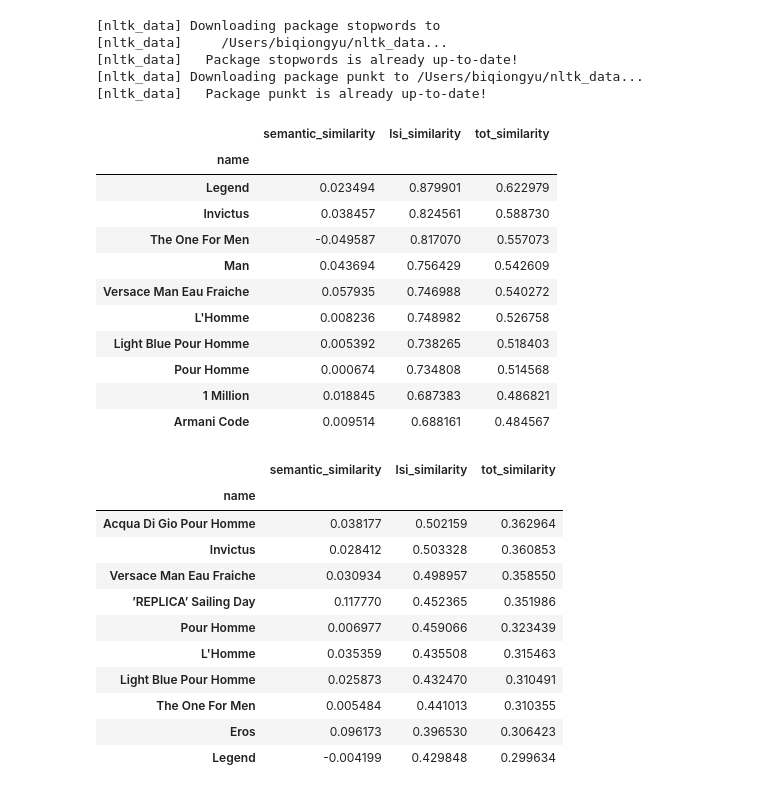
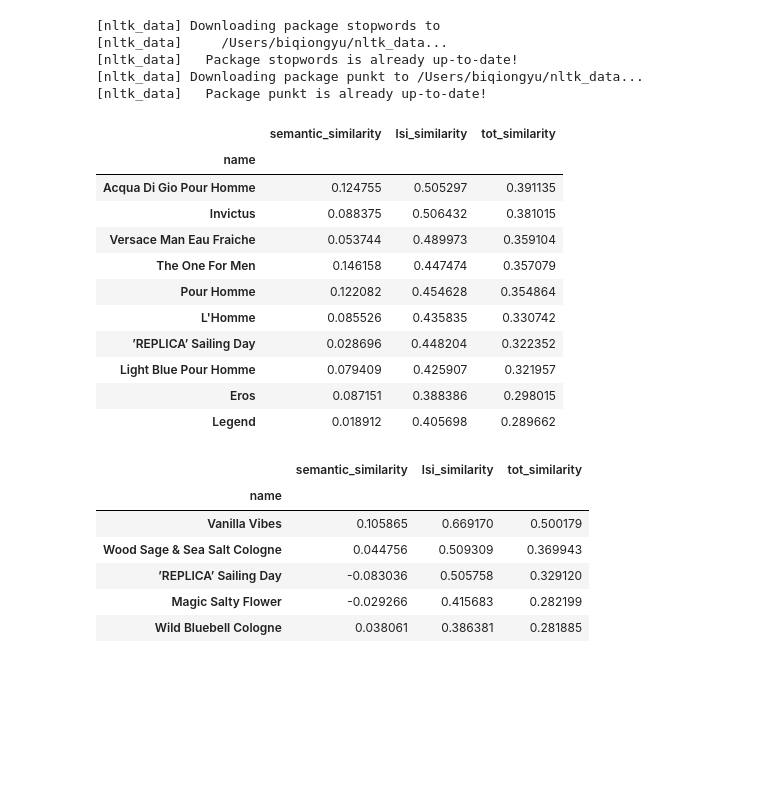
Before and after one commit to biqiongyu/Insight_Perfume_Match, a Jupyter notebook: run_model_week4.ipynb, the cells around one changed output. Drawn from its saved outputs; the diff is of its cells as text; code cells hidden in the pictures; blank space fills up the shorter version.

```diff
--- a/run_model_week4.ipynb
+++ b/run_model_week4.ipynb
@@ -8,42 +8,36 @@ gre = Fragrance_Retrieve_Model()
 [nltk_data] Downloading package punkt to /Users/biqiongyu/nltk_data...
 [nltk_data]   Package punkt is already up-to-date!
 # %%
-love_message = "I'm looking for a Christmas gift for my boyfriend"
+love_message = "I'm looking for a Christmas gift for my boyfriend. He loves sea."
 hate_message = "vanilla, sage"
-
 
 rec = gre.query_similar_perfumes(love_message, hate_message)
 rec
 # %% [output]
 |  | semantic_similarity | lsi_similarity | tot_similarity |
 | name |  |  |  |
-| Legend | 0.023494 | 0.879901 | 0.622979 |
-| Invictus | 0.038457 | 0.824561 | 0.588730 |
-| The One For Men | -0.049587 | 0.817070 | 0.557073 |
-| Man | 0.043694 | 0.756429 | 0.542609 |
-| Versace Man Eau Fraiche | 0.057935 | 0.746988 | 0.540272 |
-| L'Homme | 0.008236 | 0.748982 | 0.526758 |
-| Light Blue Pour Homme | 0.005392 | 0.738265 | 0.518403 |
-| Pour Homme | 0.000674 | 0.734808 | 0.514568 |
-| 1 Million | 0.018845 | 0.687383 | 0.486821 |
-| Armani Code | 0.009514 | 0.688161 | 0.484567 |
+| Acqua Di Gio Pour Homme | 0.124755 | 0.505297 | 0.391135 |
+| Invictus | 0.088375 | 0.506432 | 0.381015 |
+| Versace Man Eau Fraiche | 0.053744 | 0.489973 | 0.359104 |
+| The One For Men | 0.146158 | 0.447474 | 0.357079 |
+| Pour Homme | 0.122082 | 0.454628 | 0.354864 |
+| L'Homme | 0.085526 | 0.435835 | 0.330742 |
+| ’REPLICA’ Sailing Day | 0.028696 | 0.448204 | 0.322352 |
+| Light Blue Pour Homme | 0.079409 | 0.425907 | 0.321957 |
+| Eros | 0.087151 | 0.388386 | 0.298015 |
+| Legend | 0.018912 | 0.405698 | 0.289662 |
 # %%
-love_message = "I'm looking for a Christmas gift for my boyfriend. He loves sea."
-hate_message = "vanilla, sage"
+love_message = "I love sea"
+hate_message = ""
 
-
+y = gre.get_message_lsi_embedding_vector(love_message)
 rec = gre.query_similar_perfumes(love_message, hate_message)
 rec
 # %% [output]
 |  | semantic_similarity | lsi_similarity | tot_similarity |
 | name |  |  |  |
-| Acqua Di Gio Pour Homme | 0.038177 | 0.502159 | 0.362964 |
-| Invictus | 0.028412 | 0.503328 | 0.360853 |
-| Versace Man Eau Fraiche | 0.030934 | 0.498957 | 0.358550 |
-| ’REPLICA’ Sailing Day | 0.117770 | 0.452365 | 0.351986 |
-| Pour Homme | 0.006977 | 0.459066 | 0.323439 |
-| L'Homme | 0.035359 | 0.435508 | 0.315463 |
-| Light Blue Pour Homme | 0.025873 | 0.432470 | 0.310491 |
-| The One For Men | 0.005484 | 0.441013 | 0.310355 |
-| Eros | 0.096173 | 0.396530 | 0.306423 |
-| Legend | -0.004199 | 0.429848 | 0.299634 |
+| Vanilla Vibes | 0.105865 | 0.669170 | 0.500179 |
+| Wood Sage & Sea Salt Cologne | 0.044756 | 0.509309 | 0.369943 |
+| ’REPLICA’ Sailing Day | -0.083036 | 0.505758 | 0.329120 |
+| Magic Salty Flower | -0.029266 | 0.415683 | 0.282199 |
+| Wild Bluebell Cologne | 0.038061 | 0.386381 | 0.281885 |
```
Also changed, not shown: parts of 14 cells of this notebook, 4 other files.
